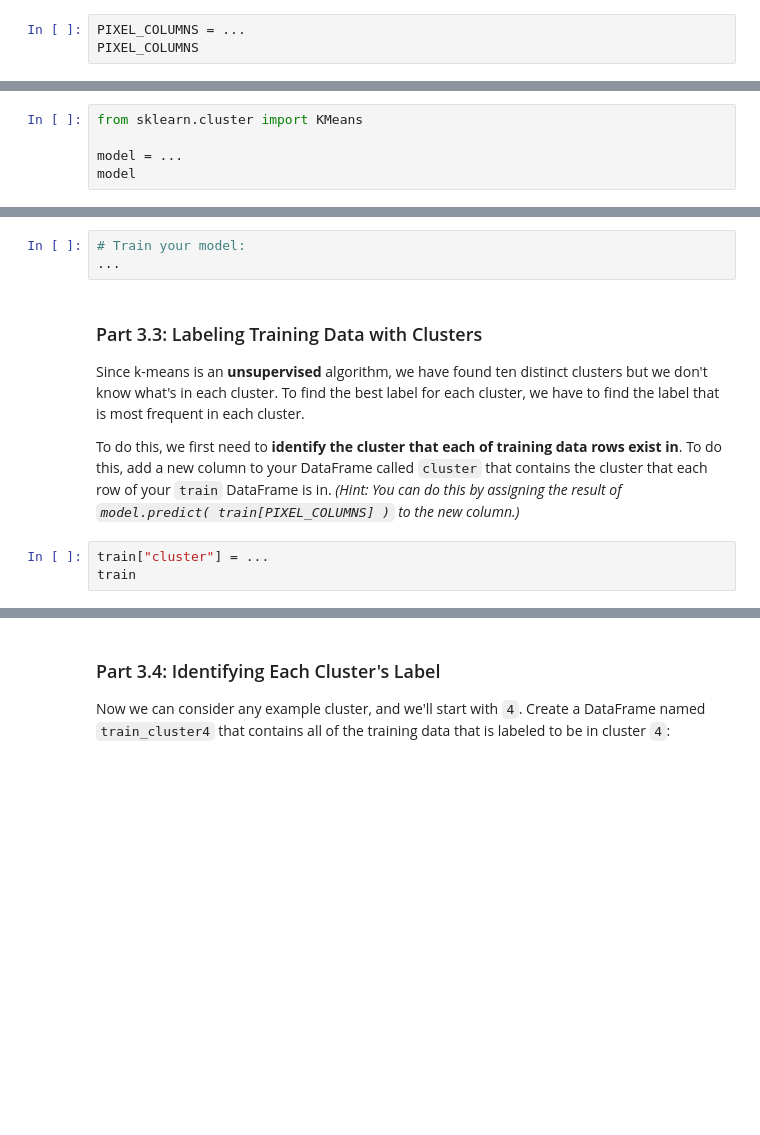
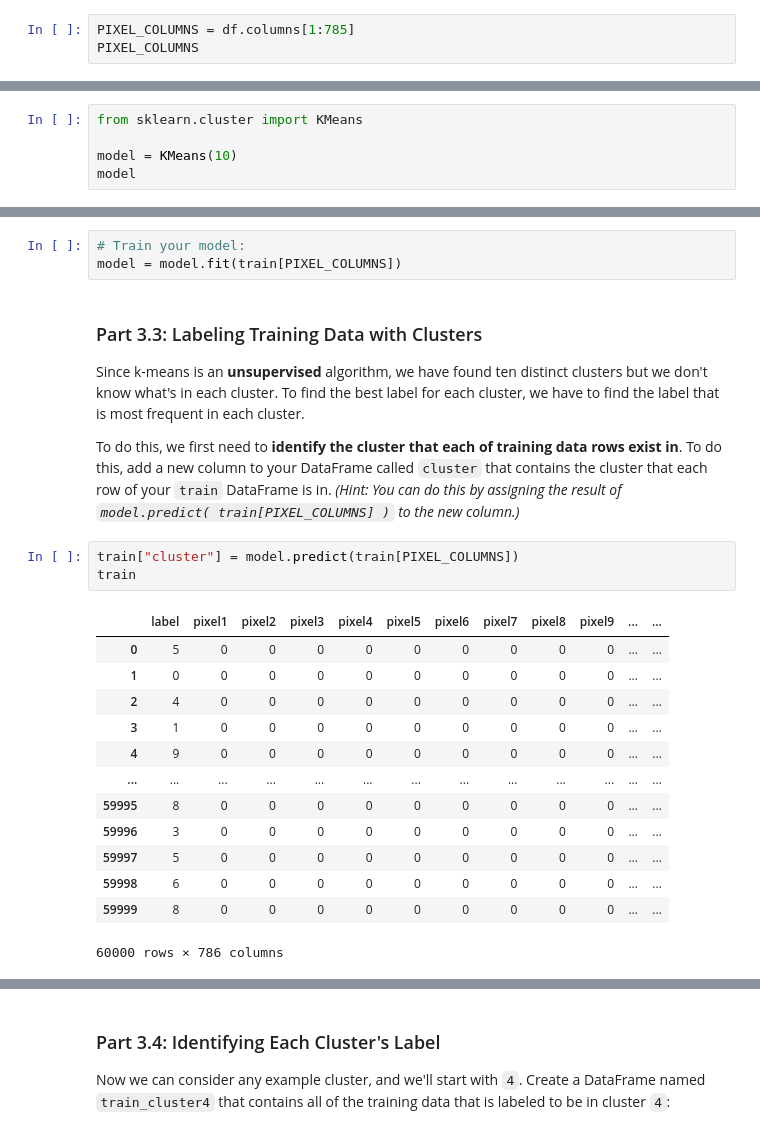
Before and after one commit to anqiandy/discoverymicroprojects, a Jupyter notebook: microproject-11-learning-handwritten-digits-with-ai/microproject-11-learning-handwritten-digits-with-ai.ipynb, the cells around one changed output, grey strips where cells are left out. Cells and saved outputs as stored; diff of their text form; blank space fills up the shorter version.

```diff
--- a/microproject-11-learning-handwritten-digits-with-ai/microproject-11-learning-handwritten-digits-with-ai.ipynb
+++ b/microproject-11-learning-handwritten-digits-with-ai/microproject-11-learning-handwritten-digits-with-ai.ipynb
@@ -102,5 +124,5 @@ Using this idea, create a list of **all column names that contain data about pix
 
 Store this list of all the pixels in a new Python variable named `PIXEL_COLUMNS`:
 # %%
-PIXEL_COLUMNS = ...
+PIXEL_COLUMNS = df.columns[1:785]
 PIXEL_COLUMNS
@@ -210,5 +281,5 @@ One of the simplest machine learning algorithms is k-means clustering.  First, c
 # %%
 from sklearn.cluster import KMeans
 
-model = ...
+model = KMeans(10)
 model
@@ -218,7 +291,7 @@ model
 Using the 784 columns you identified as the `PIXEL_COLUMNS` earlier in this MicroProject as your independent variable, train your `KMeans` model on your entire `train` DataFrame:
 # %%
 # Train your model:
-...
+model = model.fit(train[PIXEL_COLUMNS])
 # %% [markdown]
 ### Part 3.3: Labeling Training Data with Clusters
 
@@ -226,8 +299,22 @@ Since k-means is an **unsupervised** algorithm, we have found ten distinct clust
 
 To do this, we first need to **identify the cluster that each of training data rows exist in**.  To do this, add a new column to your DataFrame called `cluster` that contains the cluster that each row of your `train` DataFrame is in.  *(Hint: You can do this by assigning the result of `model.predict( train[PIXEL_COLUMNS] )` to the new column.)*
 # %%
-train["cluster"] = ...
+train["cluster"] = model.predict(train[PIXEL_COLUMNS])
 train
+# %% [output]
+|  | label | pixel1 | pixel2 | pixel3 | pixel4 | pixel5 | pixel6 | pixel7 | pixel8 | pixel9 | ... | ... |
+| 0 | 5 | 0 | 0 | 0 | 0 | 0 | 0 | 0 | 0 | 0 | ... | ... |
+| 1 | 0 | 0 | 0 | 0 | 0 | 0 | 0 | 0 | 0 | 0 | ... | ... |
+| 2 | 4 | 0 | 0 | 0 | 0 | 0 | 0 | 0 | 0 | 0 | ... | ... |
+| 3 | 1 | 0 | 0 | 0 | 0 | 0 | 0 | 0 | 0 | 0 | ... | ... |
+| 4 | 9 | 0 | 0 | 0 | 0 | 0 | 0 | 0 | 0 | 0 | ... | ... |
+| ... | ... | ... | ... | ... | ... | ... | ... | ... | ... | ... | ... | ... |
+| 59995 | 8 | 0 | 0 | 0 | 0 | 0 | 0 | 0 | 0 | 0 | ... | ... |
+| 59996 | 3 | 0 | 0 | 0 | 0 | 0 | 0 | 0 | 0 | 0 | ... | ... |
+| 59997 | 5 | 0 | 0 | 0 | 0 | 0 | 0 | 0 | 0 | 0 | ... | ... |
+| 59998 | 6 | 0 | 0 | 0 | 0 | 0 | 0 | 0 | 0 | 0 | ... | ... |
+| 59999 | 8 | 0 | 0 | 0 | 0 | 0 | 0 | 0 | 0 | 0 | ... | ... |
+60000 rows × 786 columns
 # %%
 ### TEST CASE for Part 3.3: Training and Labeling your KMeans model with Training Data
 tada = "\N{PARTY POPPER}"
```
Also changed, not shown: parts of 44 cells of this notebook.
